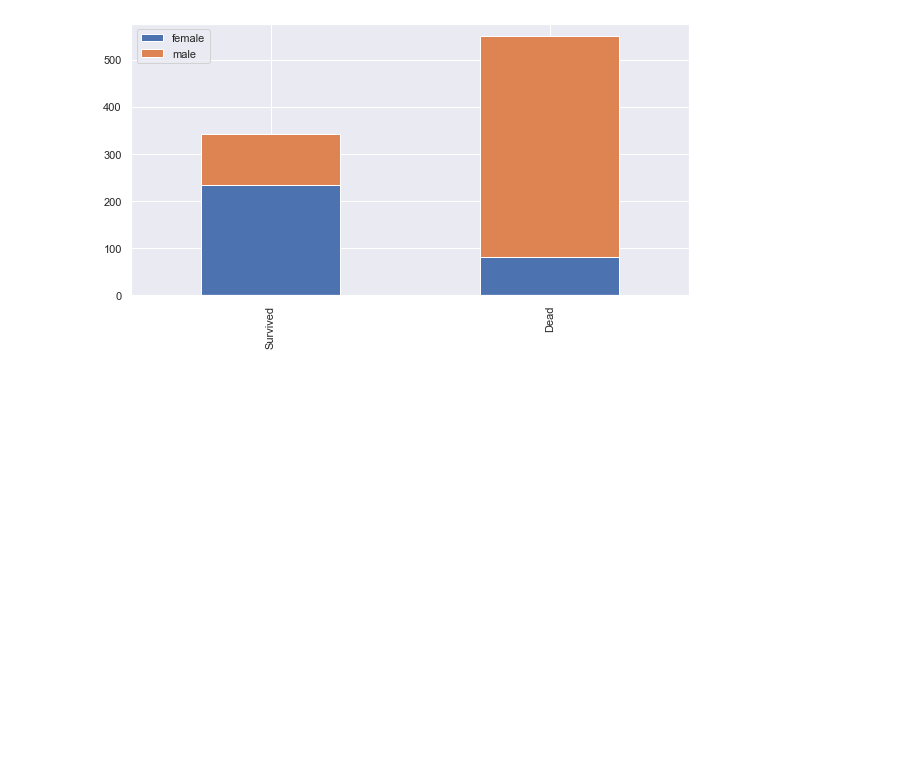
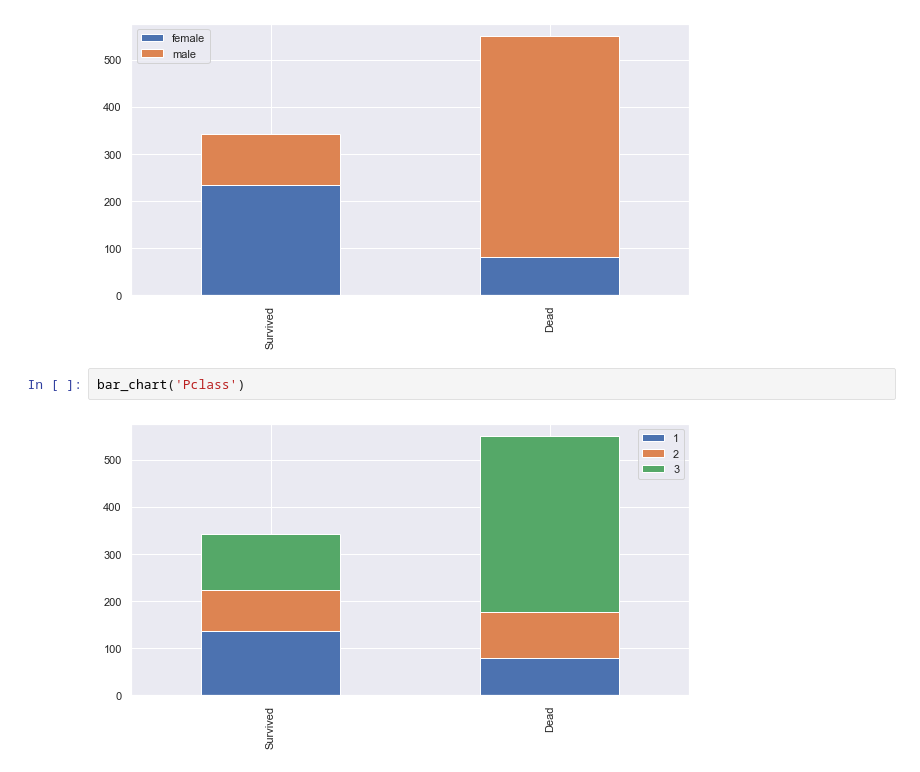
Before and after one commit to ParkDAY/kaggle_titanic, a Jupyter notebook: kaggle_titanic-checkpoint.ipynb, the cells around one changed output. Cells and saved outputs as stored; diff of their text form; blank space fills up the shorter version.

```diff
--- a/kaggle_titanic-checkpoint.ipynb
+++ b/kaggle_titanic-checkpoint.ipynb
@@ -81,3 +81,7 @@ def bar_chart(feature):
 bar_chart('Sex')
 # %% [output]
 [figure]
+# %%
+bar_chart('Pclass')
+# %% [output]
+[figure, added]
```
Also changed, not shown: parts of 72 cells of this notebook, 2 other files.
